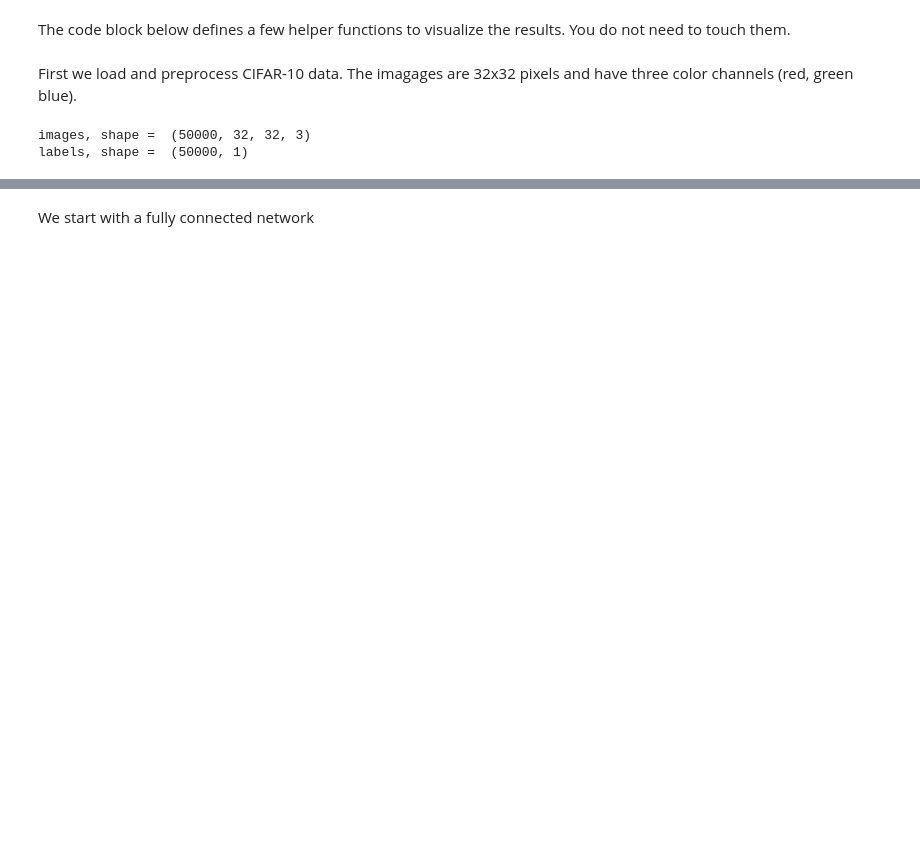
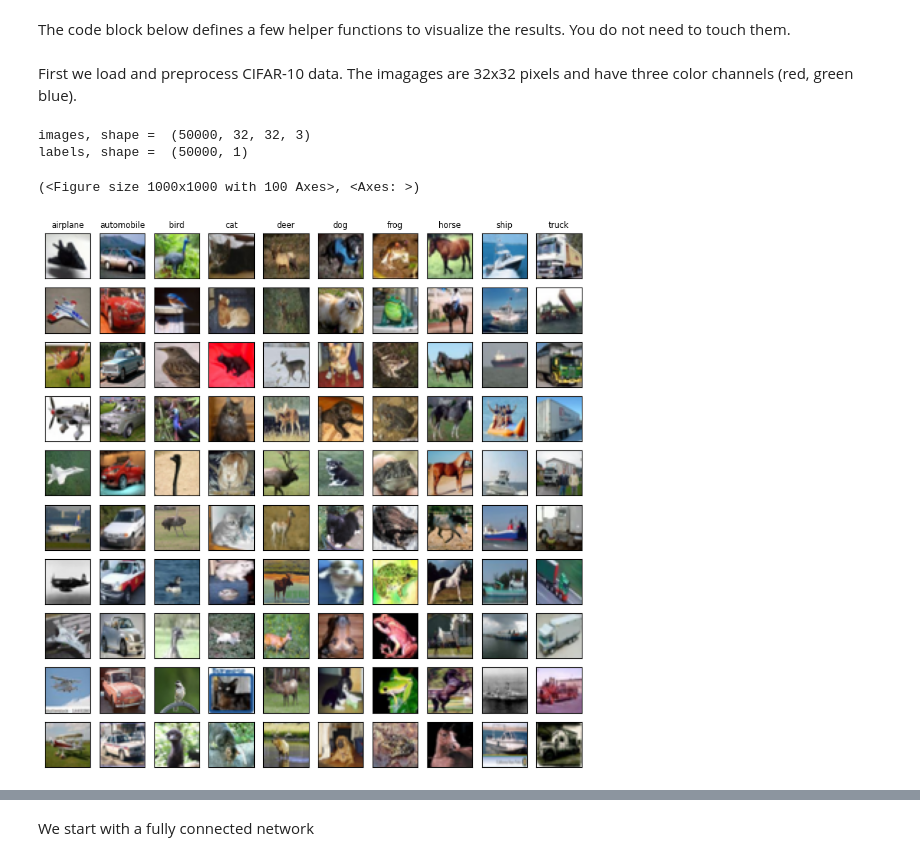
Before and after one commit to adrian-sica/ADL2025_exercises, a Jupyter notebook: Exercise7p1/Exercise_7_1_CIFAR_10.ipynb, the cells around one changed output, grey strips where cells are left out. Saved outputs shown, nothing was run; the diff lists cells and outputs as text; code cells hidden in the pictures; blank space fills up the shorter version.

```diff
--- a/Exercise7p1/Exercise_7_1_CIFAR_10.ipynb
+++ b/Exercise7p1/Exercise_7_1_CIFAR_10.ipynb
@@ -88,7 +88,10 @@ images, shape =  (50000, 32, 32, 3)
 labels, shape =  (50000, 1)
 # %%
 # Hint: To plot example images, you can use the plot examples function
-# plot_examples(x_train, y_train)
+plot_examples(x_train, y_train)
+# %% [output]
+(<Figure size 1000x1000 with 100 Axes>, <Axes: >)
+[figure, added]
 # %%
 # convert labels ("0"-"9") to one-hot encodings, "0" = (1, 0, ... 0) and so on
 y_train_onehot = tf.keras.utils.to_categorical(y_train, 10)
```
Also changed, not shown: parts of 7 cells of this notebook.
